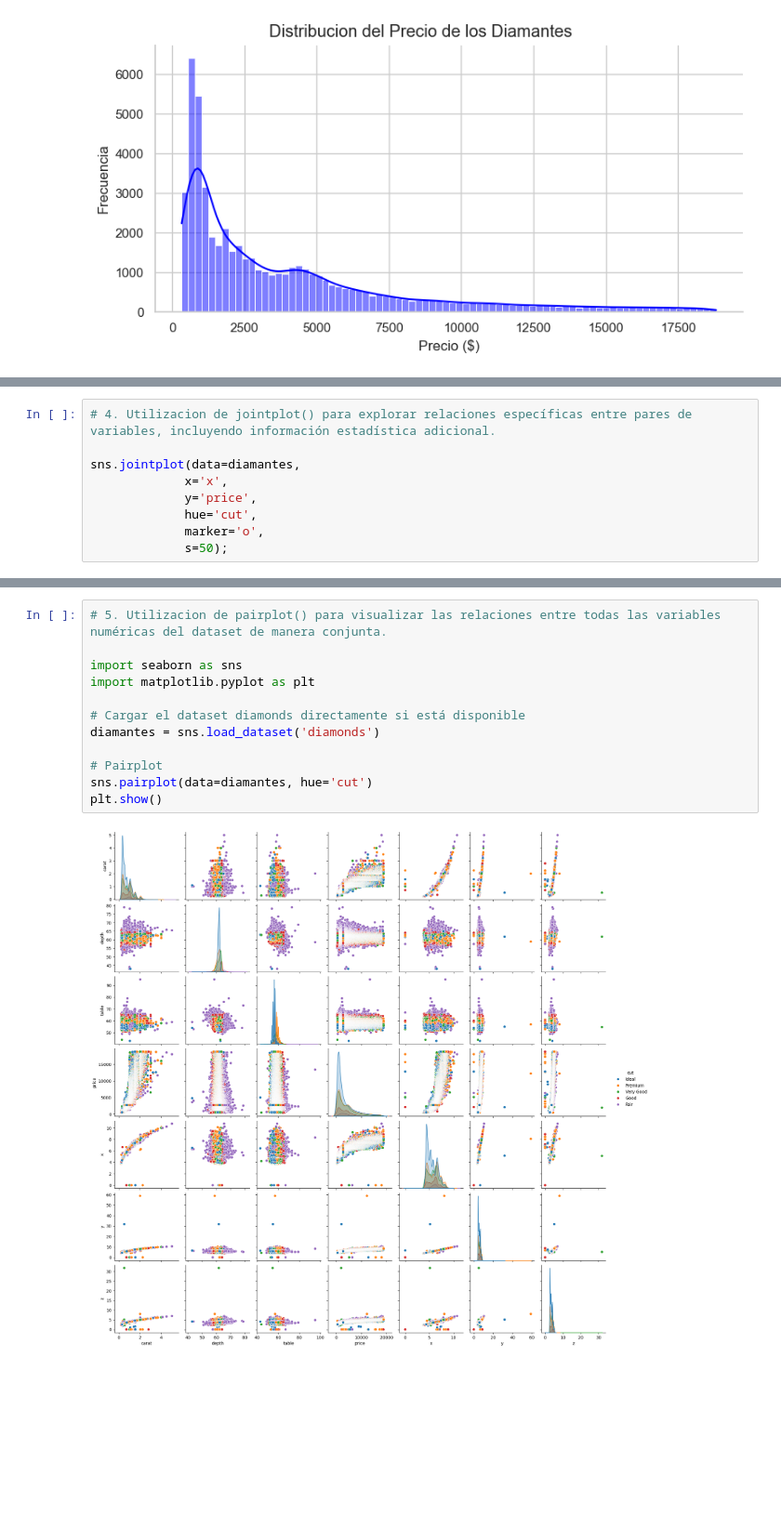
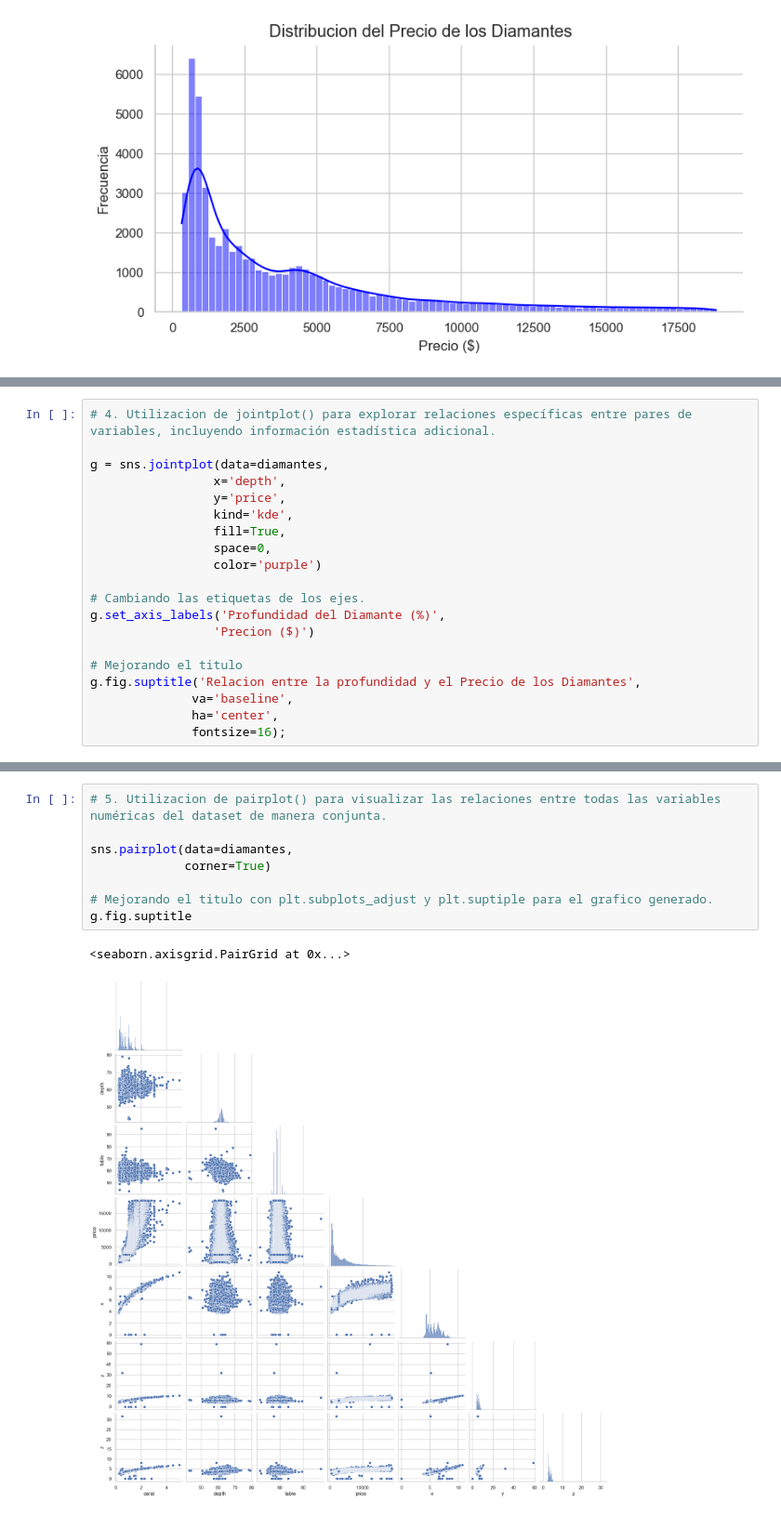
Before and after one commit to Juan8516/DashboardAnalisisDatos, a Jupyter notebook: Dashboard de un Análisis Exploratorio de Datos con Seaborn.ipynb, the cells around one changed output, grey strips where cells are left out. Shown: that part at 93% size. Drawn from its saved outputs; the diff is of its cells as text; blank space fills up the shorter version.

Commit message:
fix: Mejora visualizaciones en las graficas

```diff
--- a/Dashboard de un Análisis Exploratorio de Datos con Seaborn.ipynb
+++ b/Dashboard de un Análisis Exploratorio de Datos con Seaborn.ipynb
@@ -196,10 +199,21 @@ g.set_title('Dist')
 # %%
 # 4. Utilizacion de jointplot() para explorar relaciones específicas entre pares de variables, incluyendo información estadística adicional.
 
-sns.jointplot(data=diamantes,
-             x='x',
-             y='price',
-             hue='cut',
-             marker='o',
-             s=50);
+g = sns.jointplot(data=diamantes,
+                 x='depth',
+                 y='price',
+                 kind='kde',
+                 fill=True,
+                 space=0,
+                 color='purple')
+
+# Cambiando las etiquetas de los ejes.
+g.set_axis_labels('Profundidad del Diamante (%)',
+                 'Precion ($)')
+
+# Mejorando el titulo
+g.fig.suptitle('Relacion entre la profundidad y el Precio de los Diamantes',
+              va='baseline',
+              ha='center',
+              fontsize=16);
 # %% [output]
@@ -207,14 +221,11 @@ sns.jointplot(data=diamantes,
 # %%
 # 5. Utilizacion de pairplot() para visualizar las relaciones entre todas las variables numéricas del dataset de manera conjunta.
 
-import seaborn as sns
-import matplotlib.pyplot as plt
+sns.pairplot(data=diamantes,
+             corner=True)
 
-# Cargar el dataset diamonds directamente si está disponible
-diamantes = sns.load_dataset('diamonds')
-
-# Pairplot
-sns.pairplot(data=diamantes, hue='cut')
-plt.show()
+# Mejorando el titulo con plt.subplots_adjust y plt.suptiple para el grafico generado.
+g.fig.suptitle
 # %% [output]
+<seaborn.axisgrid.PairGrid at 0x...>
-[figure, old version]
+[figure, new version]
```
Also changed, not shown: parts of 2 cells of this notebook.
